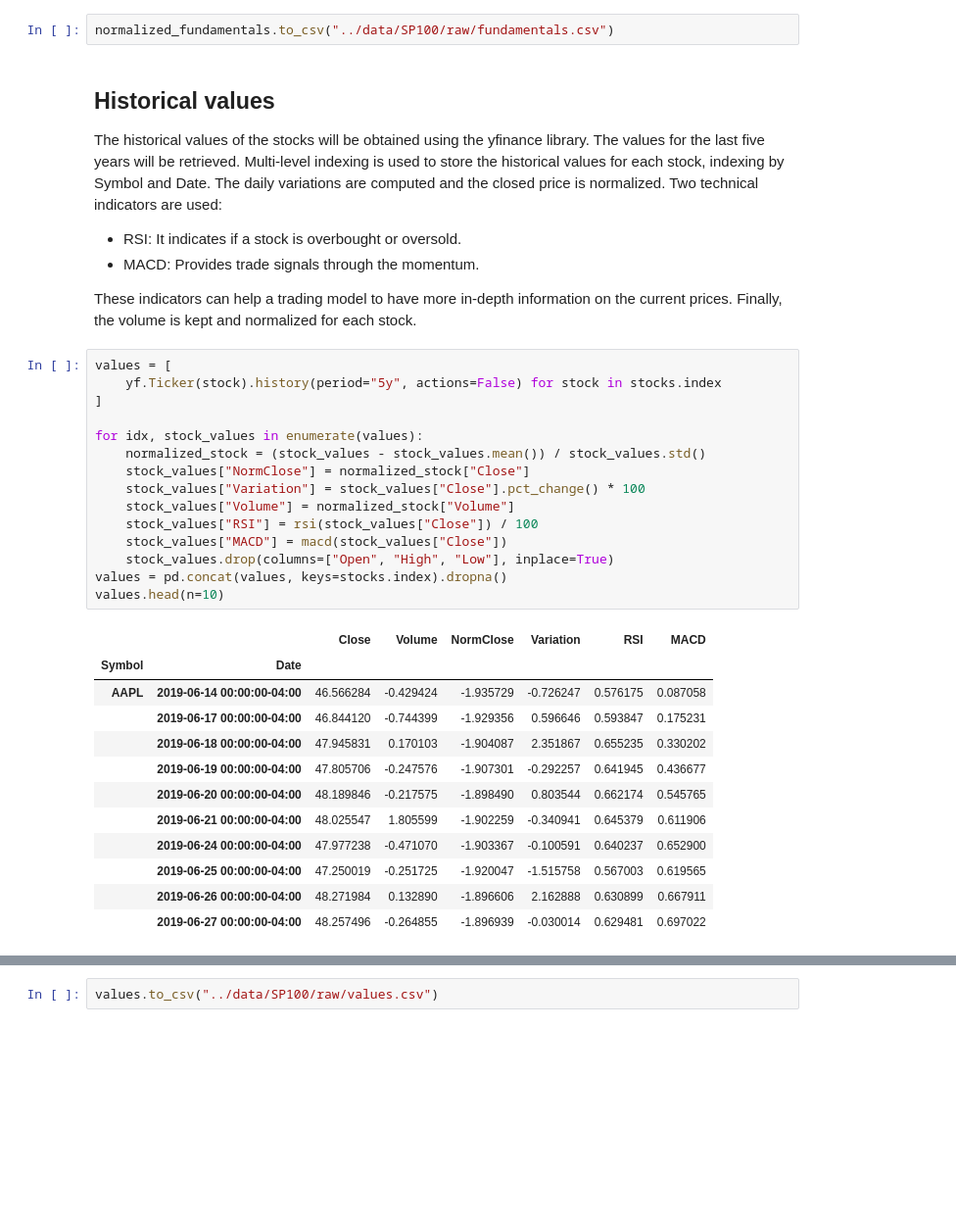
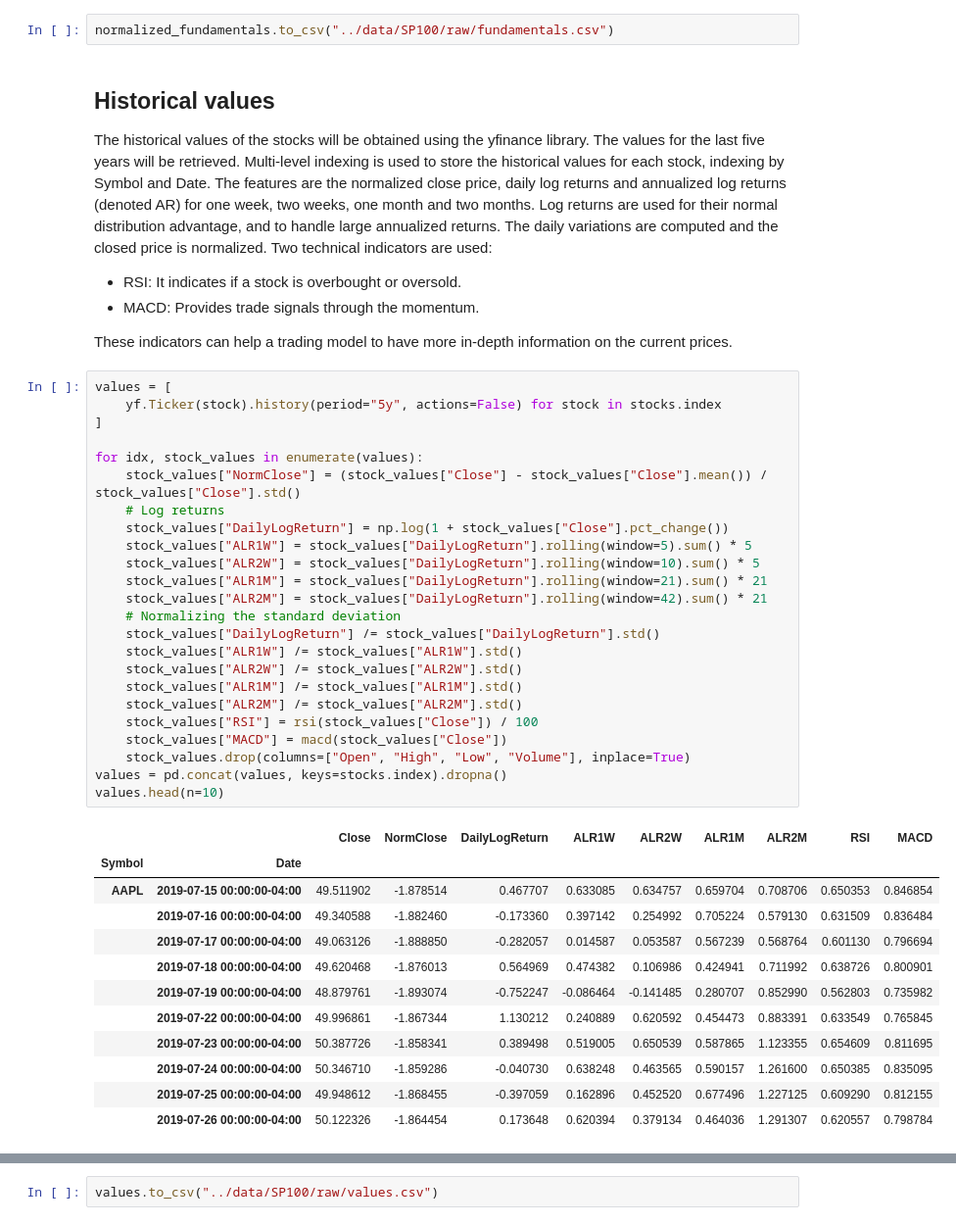
Before and after one commit to timothewt/SP100AnalysisWithGNNs, a Jupyter notebook: notebooks/1-data_collection_and_preprocessing.ipynb, the cells around one changed output, grey strips where cells are left out. Shown at 98% size. Saved outputs shown, nothing was run; the diff lists cells and outputs as text; blank space fills up the shorter version.

```diff
--- a/notebooks/1-data_collection_and_preprocessing.ipynb
+++ b/notebooks/1-data_collection_and_preprocessing.ipynb
@@ -67,40 +67,49 @@ normalized_fundamentals.to_csv("../data/SP100/raw/fundamentals.csv")
 # %% [markdown]
 ## Historical values
 The historical values of the stocks will be obtained using the yfinance library. The values for the last five years will be retrieved. Multi-level indexing is used to store the historical values for each stock, indexing by Symbol and Date.
+The features are the normalized close price, daily log returns and annualized log returns (denoted AR) for one week, two weeks, one month and two months. Log returns are used for their normal distribution advantage, and to handle large annualized returns.
 The daily variations are computed and the closed price is normalized. Two technical indicators are used:
 - RSI: It indicates if a stock is overbought or oversold.
 - MACD: Provides trade signals through the momentum.
 
 These indicators can help a trading model to have more in-depth information on the current prices.
-Finally, the volume is kept and normalized for each stock.
 # %%
 values = [
 	yf.Ticker(stock).history(period="5y", actions=False) for stock in stocks.index
 ]
 
 for idx, stock_values in enumerate(values):
-	normalized_stock = (stock_values - stock_values.mean()) / stock_values.std()
-	stock_values["NormClose"] = normalized_stock["Close"]
-	stock_values["Variation"] = stock_values["Close"].pct_change() * 100
-	stock_values["Volume"] = normalized_stock["Volume"]
+	stock_values["NormClose"] = (stock_values["Close"] - stock_values["Close"].mean()) / stock_values["Close"].std()
+	# Log returns
+	stock_values["DailyLogReturn"] = np.log(1 + stock_values["Close"].pct_change())
+	stock_values["ALR1W"] = stock_values["DailyLogReturn"].rolling(window=5).sum() * 5
+	stock_values["ALR2W"] = stock_values["DailyLogReturn"].rolling(window=10).sum() * 5
+	stock_values["ALR1M"] = stock_values["DailyLogReturn"].rolling(window=21).sum() * 21
+	stock_values["ALR2M"] = stock_values["DailyLogReturn"].rolling(window=42).sum() * 21
+	# Normalizing the standard deviation
+	stock_values["DailyLogReturn"] /= stock_values["DailyLogReturn"].std()
+	stock_values["ALR1W"] /= stock_values["ALR1W"].std()
+	stock_values["ALR2W"] /= stock_values["ALR2W"].std()
+	stock_values["ALR1M"] /= stock_values["ALR1M"].std()
+	stock_values["ALR2M"] /= stock_values["ALR2M"].std()
 	stock_values["RSI"] = rsi(stock_values["Close"]) / 100
 	stock_values["MACD"] = macd(stock_values["Close"])
-	stock_values.drop(columns=["Open", "High", "Low"], inplace=True)
+	stock_values.drop(columns=["Open", "High", "Low", "Volume"], inplace=True)
 values = pd.concat(values, keys=stocks.index).dropna()
 values.head(n=10)
 # %% [output]
-|  |  | Close | Volume | NormClose | Variation | RSI | MACD |
-| Symbol | Date |  |  |  |  |  |  |
-| AAPL | 2019-06-14 00:00:00-04:00 | 46.566284 | -0.429424 | -1.935729 | -0.726247 | 0.576175 | 0.087058 |
-|  | 2019-06-17 00:00:00-04:00 | 46.844120 | -0.744399 | -1.929356 | 0.596646 | 0.593847 | 0.175231 |
-|  | 2019-06-18 00:00:00-04:00 | 47.945831 | 0.170103 | -1.904087 | 2.351867 | 0.655235 | 0.330202 |
-|  | 2019-06-19 00:00:00-04:00 | 47.805706 | -0.247576 | -1.907301 | -0.292257 | 0.641945 | 0.436677 |
-|  | 2019-06-20 00:00:00-04:00 | 48.189846 | -0.217575 | -1.898490 | 0.803544 | 0.662174 | 0.545765 |
-|  | 2019-06-21 00:00:00-04:00 | 48.025547 | 1.805599 | -1.902259 | -0.340941 | 0.645379 | 0.611906 |
-|  | 2019-06-24 00:00:00-04:00 | 47.977238 | -0.471070 | -1.903367 | -0.100591 | 0.640237 | 0.652900 |
-|  | 2019-06-25 00:00:00-04:00 | 47.250019 | -0.251725 | -1.920047 | -1.515758 | 0.567003 | 0.619565 |
-|  | 2019-06-26 00:00:00-04:00 | 48.271984 | 0.132890 | -1.896606 | 2.162888 | 0.630899 | 0.667911 |
-|  | 2019-06-27 00:00:00-04:00 | 48.257496 | -0.264855 | -1.896939 | -0.030014 | 0.629481 | 0.697022 |
+|  |  | Close | NormClose | DailyLogReturn | ALR1W | ALR2W | ALR1M | ALR2M | RSI | MACD |
+| Symbol | Date |  |  |  |  |  |  |  |  |  |
+| AAPL | 2019-07-15 00:00:00-04:00 | 49.511902 | -1.878514 | 0.467707 | 0.633085 | 0.634757 | 0.659704 | 0.708706 | 0.650353 | 0.846854 |
+|  | 2019-07-16 00:00:00-04:00 | 49.340588 | -1.882460 | -0.173360 | 0.397142 | 0.254992 | 0.705224 | 0.579130 | 0.631509 | 0.836484 |
+|  | 2019-07-17 00:00:00-04:00 | 49.063126 | -1.888850 | -0.282057 | 0.014587 | 0.053587 | 0.567239 | 0.568764 | 0.601130 | 0.796694 |
+|  | 2019-07-18 00:00:00-04:00 | 49.620468 | -1.876013 | 0.564969 | 0.474382 | 0.106986 | 0.424941 | 0.711992 | 0.638726 | 0.800901 |
+|  | 2019-07-19 00:00:00-04:00 | 48.879761 | -1.893074 | -0.752247 | -0.086464 | -0.141485 | 0.280707 | 0.852990 | 0.562803 | 0.735982 |
+|  | 2019-07-22 00:00:00-04:00 | 49.996861 | -1.867344 | 1.130212 | 0.240889 | 0.620592 | 0.454473 | 0.883391 | 0.633549 | 0.765845 |
+|  | 2019-07-23 00:00:00-04:00 | 50.387726 | -1.858341 | 0.389498 | 0.519005 | 0.650539 | 0.587865 | 1.123355 | 0.654609 | 0.811695 |
+|  | 2019-07-24 00:00:00-04:00 | 50.346710 | -1.859286 | -0.040730 | 0.638248 | 0.463565 | 0.590157 | 1.261600 | 0.650385 | 0.835095 |
+|  | 2019-07-25 00:00:00-04:00 | 49.948612 | -1.868455 | -0.397059 | 0.162896 | 0.452520 | 0.677496 | 1.227125 | 0.609290 | 0.812155 |
+|  | 2019-07-26 00:00:00-04:00 | 50.122326 | -1.864454 | 0.173648 | 0.620394 | 0.379134 | 0.464036 | 1.291307 | 0.620557 | 0.798784 |
 # %%
 plt.figure(figsize=(8, 4))
 
```
Also changed, not shown: parts of 6 cells of this notebook, 17 other files.
